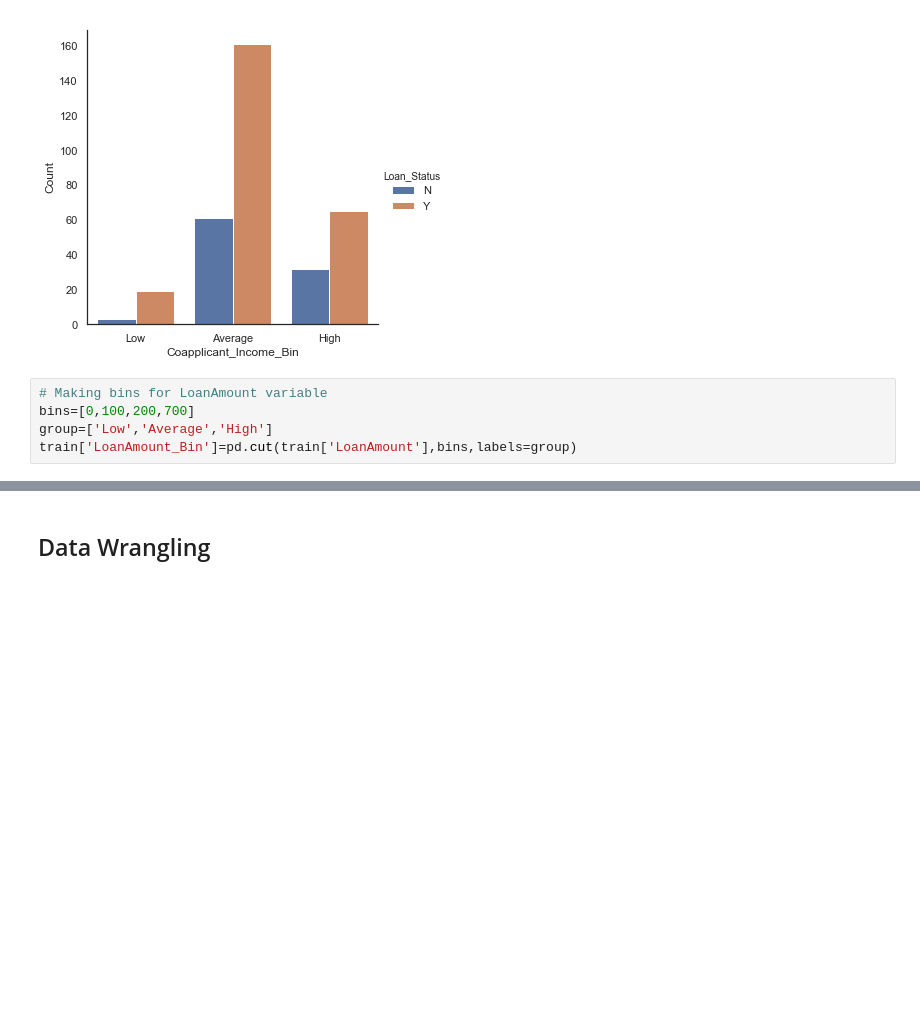
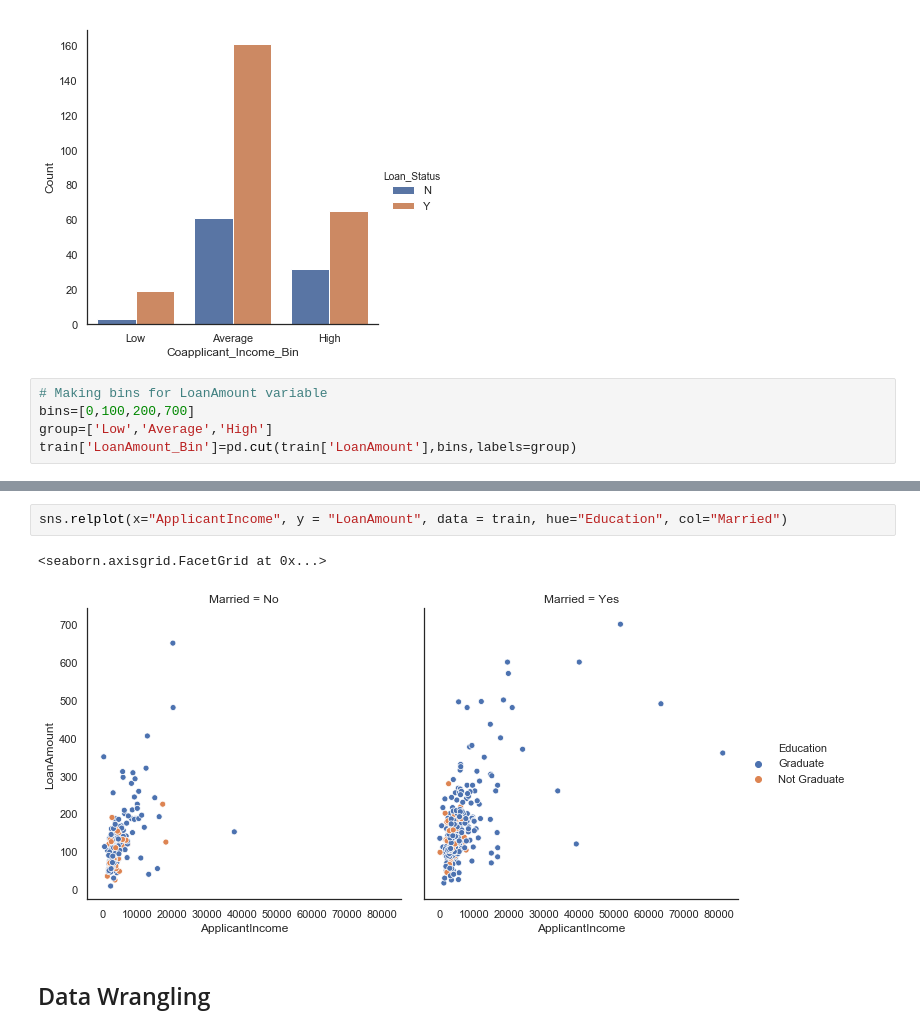
Before and after one commit to srikanth-neelam/DS_21_MAR_2019, a Jupyter notebook: loan/loan_prediction.ipynb, the cells around one changed output, grey strips where cells are left out. Saved outputs shown, nothing was run; the diff lists cells and outputs as text; blank space fills up the shorter version.

```diff
--- a/loan/loan_prediction.ipynb
+++ b/loan/loan_prediction.ipynb
@@ -346,3 +430,8 @@ sns.catplot(x="LoanAmount_Bin",y="Count", hue="Loan_Status", data=d, kind="bar")
+# %%
+sns.relplot(x="ApplicantIncome", y = "LoanAmount", data = train, hue="Education", col="Married")
+# %% [output]
+<seaborn.axisgrid.FacetGrid at 0x...>
+[figure, added]
 # %% [markdown]
 ## Data Wrangling
 # %%
```
Also changed, not shown: parts of 19 cells of this notebook.
